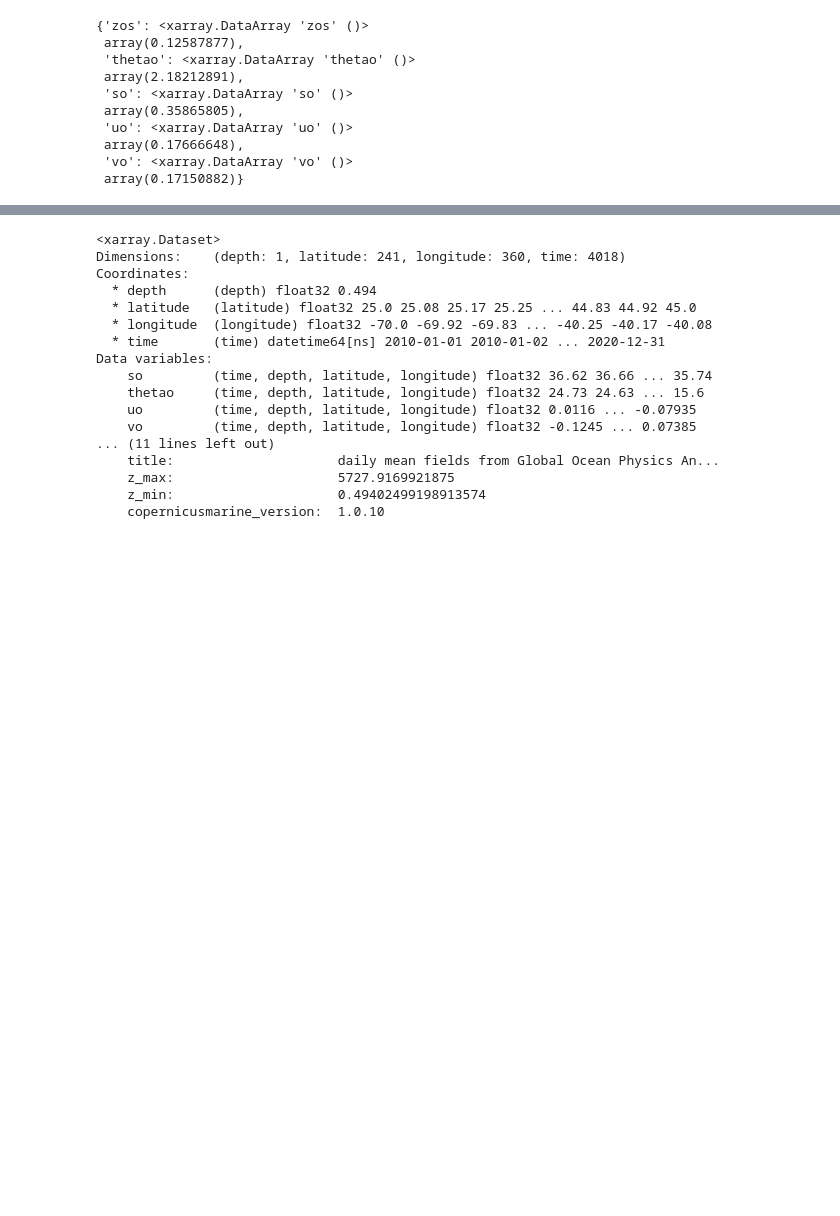
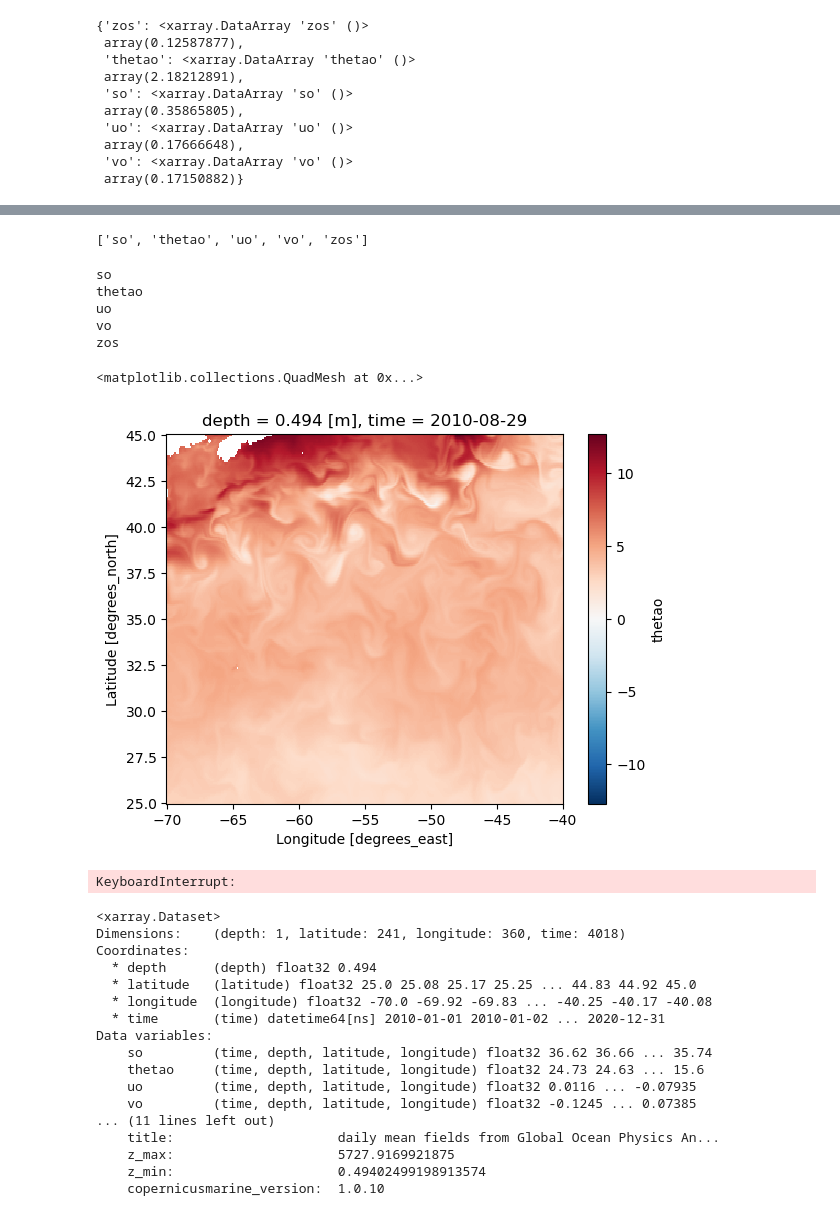
Before and after one commit to smartin98/GenDA, a Jupyter notebook: Sandbox.ipynb, the cells around one changed output, grey strips where cells are left out. Drawn from its saved outputs; the diff is of its cells as text; code cells hidden in the pictures; blank space fills up the shorter version.

```diff
--- a/Sandbox.ipynb
+++ b/Sandbox.ipynb
@@ -81,3 +97,26 @@ ds_m.to_netcdf('input_data/glorys_gulfstream_means.nc')
+# %%
+list(ds.keys())
+# %% [output]
+['so', 'thetao', 'uo', 'vo', 'zos']
+# %%
+for var in list(ds.keys()):
+    print(var)
+    ds[var] = ds[var] - ds_m[var]
+# %% [output]
+so
+thetao
+uo
+vo
+zos
+# %%
+ds['thetao'].isel(time=240).plot()
+# %% [output]
+<matplotlib.collections.QuadMesh at 0x...>
+[figure, added]
+# %%
+ds2 = ds - ds_m
+# %% [output]
+KeyboardInterrupt:
 # %%
 ds.isel(longitude=slice(None,-1))
 # %% [output]
```
Also changed, not shown: parts of 15 cells of this notebook, 1 other file.
